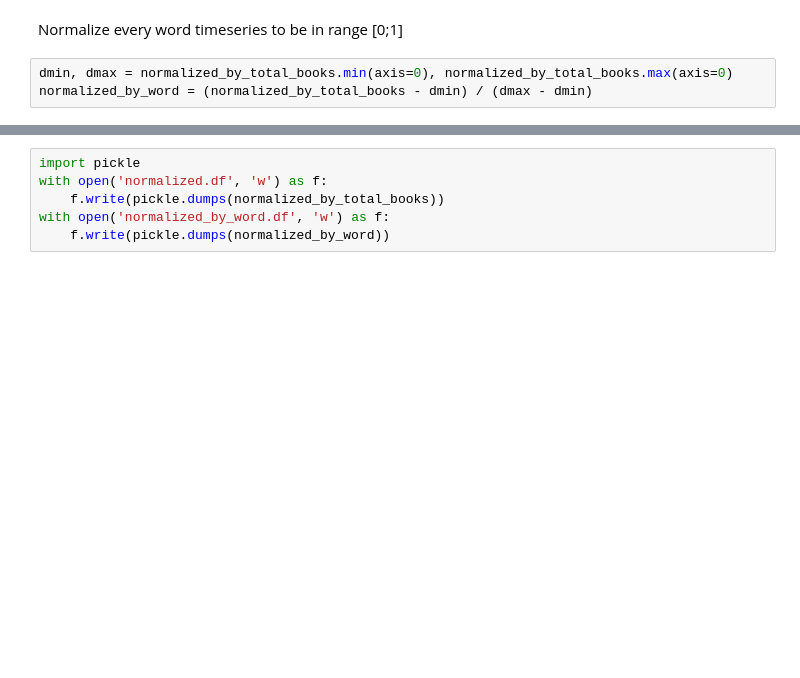
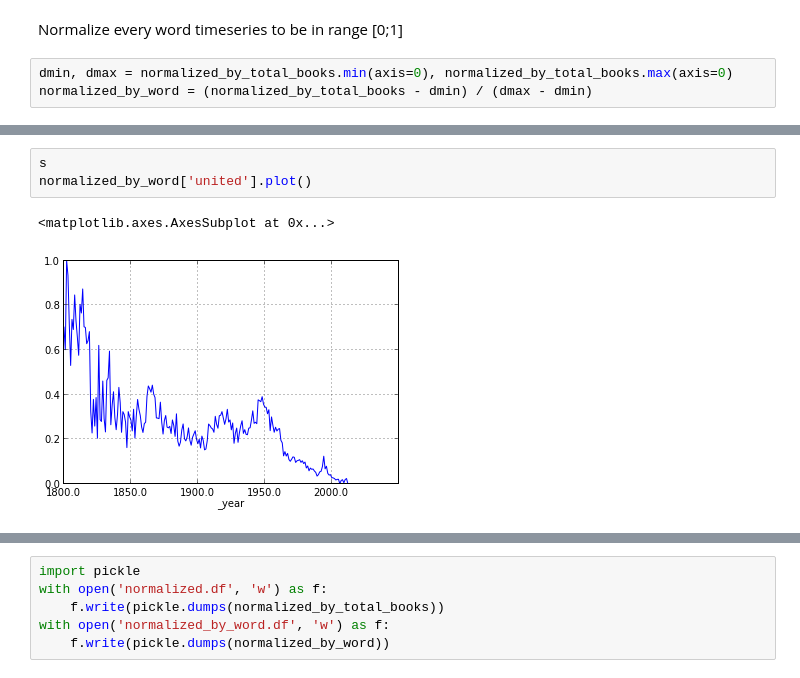
Before and after one commit to ahane/i290-project, a Jupyter notebook: Cluster_metrics.ipynb, the cells around one changed output, grey strips where cells are left out. Cells and saved outputs as stored; diff of their text form; blank space fills up the shorter version.

```diff
--- a/Cluster_metrics.ipynb
+++ b/Cluster_metrics.ipynb
@@ -65,0 +101,6 @@ normalized_by_word = (normalized_by_total_books - dmin) / (dmax - dmin)
+# %%
+s
+normalized_by_word['united'].plot()
+# %% [output]
+<matplotlib.axes.AxesSubplot at 0x...>
+[figure, added]
```
Also changed, not shown: parts of 15 cells of this notebook.
